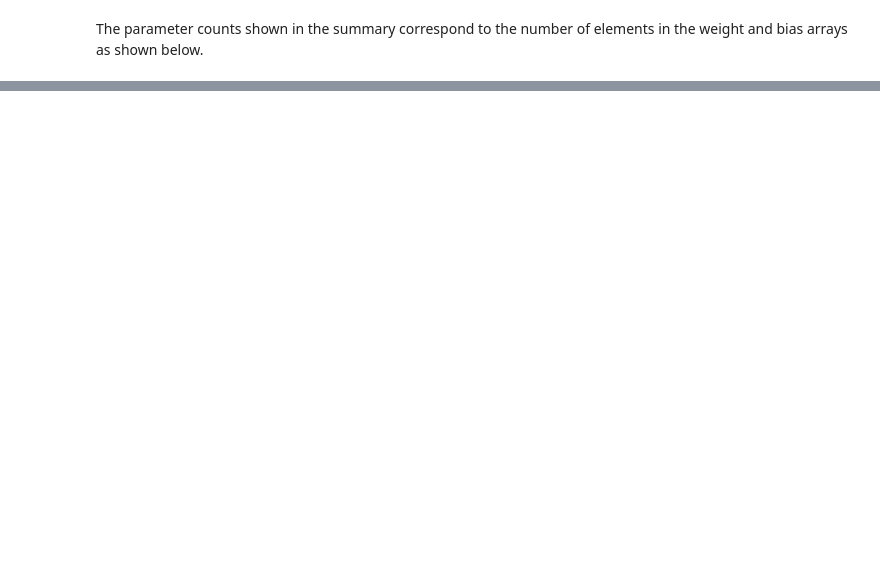
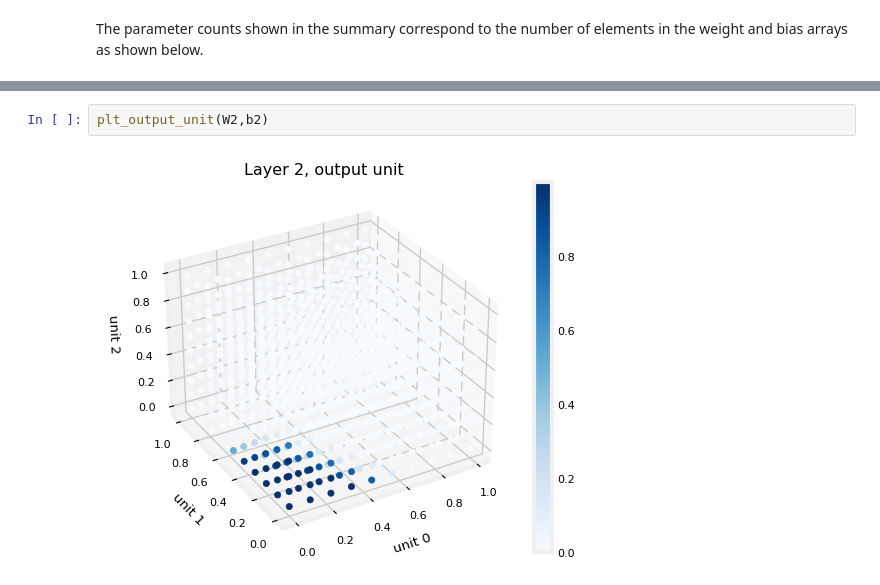
Before and after one commit to lorena-gonzalez/machine-learning-specialization, a Jupyter notebook: neural_networks/neurons_and_layers.ipynb, the cells around one changed output, grey strips where cells are left out. Saved outputs shown, nothing was run; the diff lists cells and outputs as text; blank space fills up the shorter version.

```diff
--- a/neural_networks/neurons_and_layers.ipynb
+++ b/neural_networks/neurons_and_layers.ipynb
@@ -82,0 +267,4 @@ print("L1 params = ", L1_num_params, ", L2 params = ", L2_num_params  )
+# %%
+plt_output_unit(W2,b2)
+# %% [output]
+[figure, added]
```
Also changed, not shown: parts of 26 cells of this notebook.
